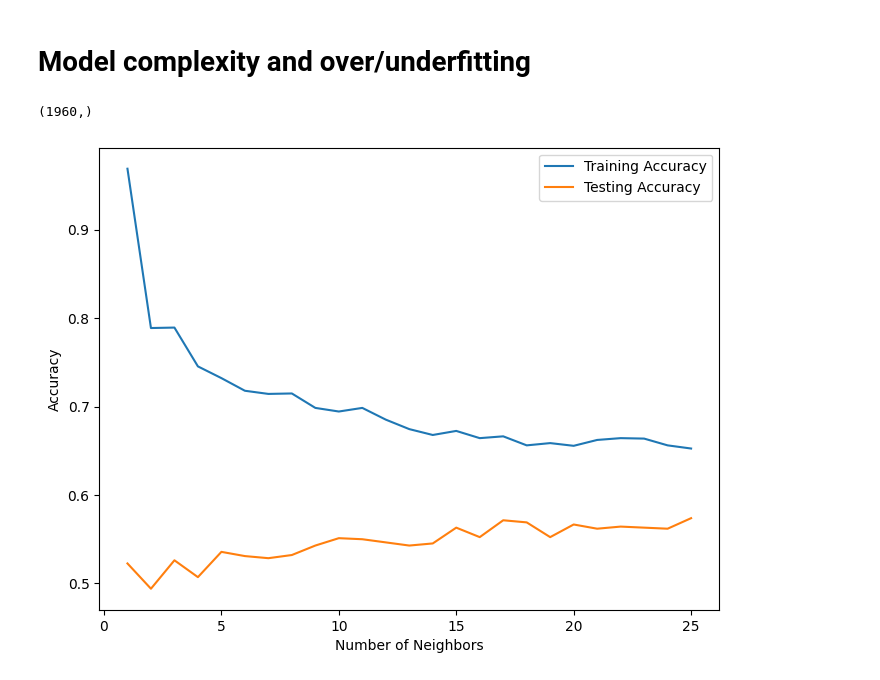
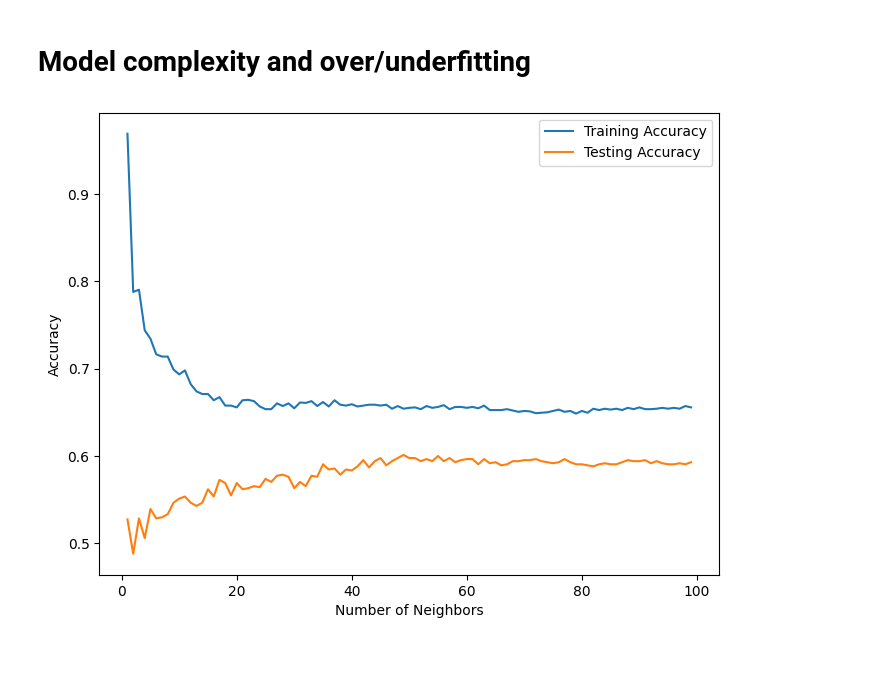
Before and after one commit to Ihaxxxx/Machine-Learning, a Jupyter notebook: Sickit Learn/Supervised Learning Project/Customer/index.ipynb, the cells around one changed output. Drawn from its saved outputs; the diff is of its cells as text; code cells hidden in the pictures.

```diff
--- a/Sickit Learn/Supervised Learning Project/Burnout/index.ipynb
+++ b/Sickit Learn/Supervised Learning Project/Customer/index.ipynb
@@ -77,22 +77,21 @@ target_test = target_test.ravel()
 # %%
 train_accuracies = {}
 test_accuracies = {}
 
-neighbors = np.arange(1,26)
+neighbors = np.arange(1,100)
 
 for neighbor in neighbors:
     knn = KNeighborsClassifier(n_neighbors=neighbor)
     knn.fit(feature_train,target_train)
     train_accuracies[neighbor] = knn.score(feature_train,target_train)
     test_accuracies[neighbor] = knn.score(feature_test,target_test)
 
 plt.figure(figsize=(8,6))
 plt.plot(neighbors,train_accuracies.values(),label='Training Accuracy')
 plt.plot(neighbors,test_accuracies.values(),label='Testing Accuracy')
 plt.legend()
 plt.xlabel("Number of Neighbors")
 plt.ylabel("Accuracy")
 plt.show()
 # %% [output]
-(1960,)
-[figure, old version]
+[figure, new version]
```
Also changed, not shown: parts of 1 cell of this notebook, 6 other files.
